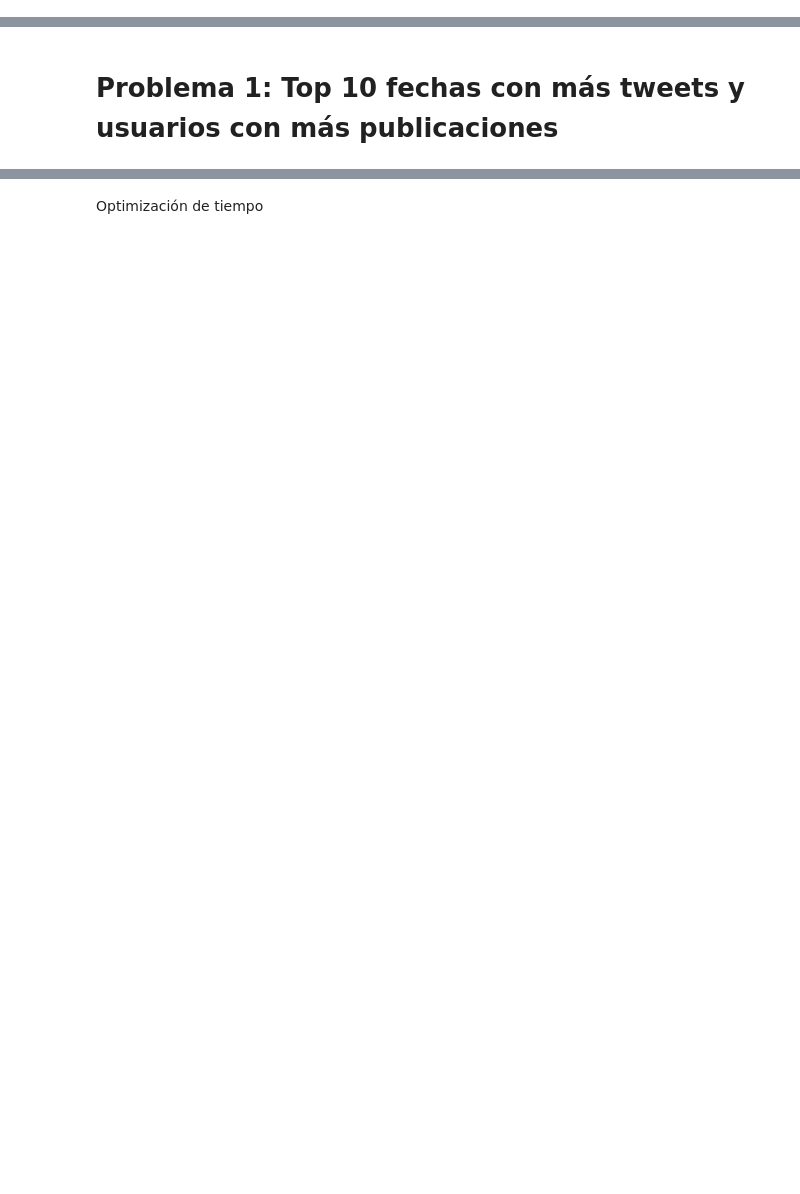
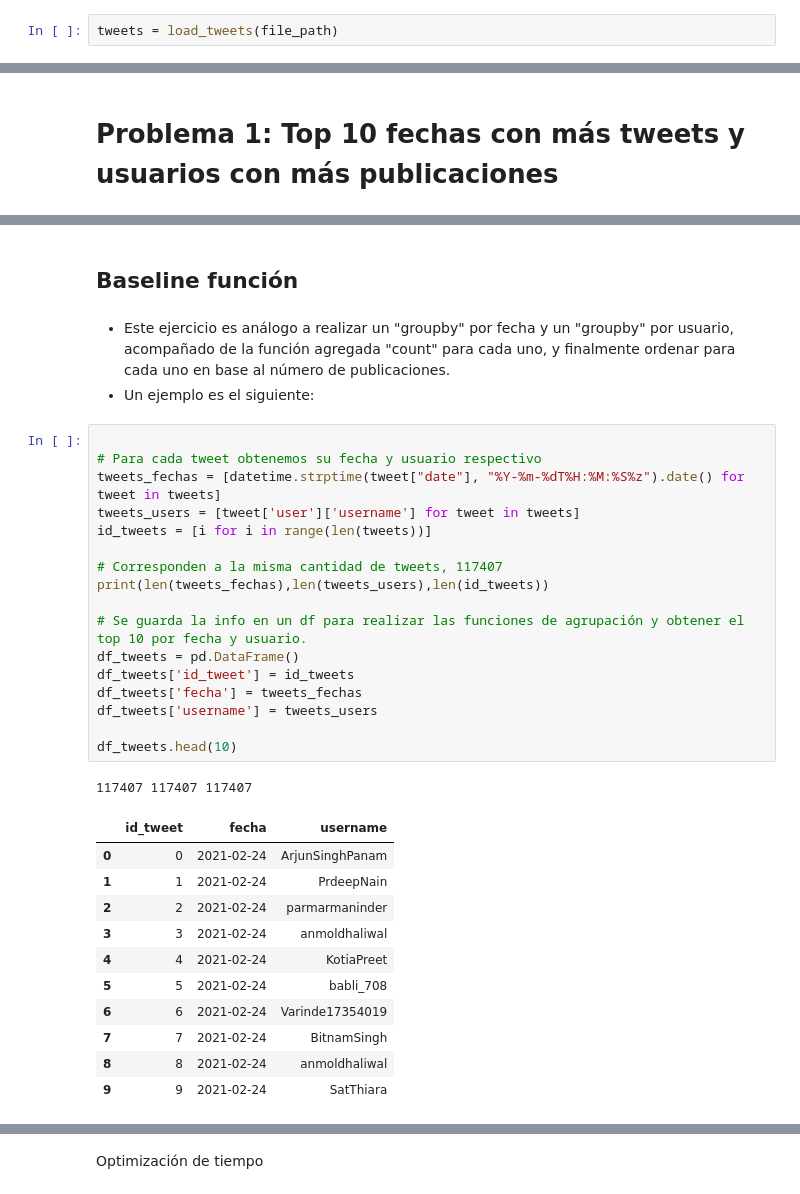
Before and after one commit to Pjerez98/LATAM-challenge, a Jupyter notebook: challenge.ipynb, the cells around one changed output, grey strips where cells are left out. Cells and saved outputs as stored; diff of their text form; blank space fills up the shorter version.

Commit message:
versión final para enviar

```diff
--- a/challenge.ipynb
+++ b/challenge.ipynb
@@ -35,0 +39,2 @@ from load_tweets import load_tweets
+# %%
+tweets = load_tweets(file_path)
@@ -37,0 +101,35 @@ from load_tweets import load_tweets
+# %% [markdown]
+## Baseline función
+# %% [markdown]
+* Este ejercicio es análogo a realizar un "groupby" por fecha y un "groupby" por usuario, acompañado de la función agregada "count" para cada uno, y finalmente ordenar para cada uno en base al número de publicaciones.
+* Un ejemplo es el siguiente:
+# %%
+
+# Para cada tweet obtenemos su fecha y usuario respectivo
+tweets_fechas = [datetime.strptime(tweet["date"], "%Y-%m-%dT%H:%M:%S%z").date() for tweet in tweets]
+tweets_users = [tweet['user']['username'] for tweet in tweets]
+id_tweets = [i for i in range(len(tweets))]
+
+# Corresponden a la misma cantidad de tweets, 117407
+print(len(tweets_fechas),len(tweets_users),len(id_tweets))
+
+# Se guarda la info en un df para realizar las funciones de agrupación y obtener el top 10 por fecha y usuario.
+df_tweets = pd.DataFrame()
+df_tweets['id_tweet'] = id_tweets
+df_tweets['fecha'] = tweets_fechas
+df_tweets['username'] = tweets_users
+
+df_tweets.head(10)
+# %% [output]
+117407 117407 117407
+|  | id_tweet | fecha | username |
+| 0 | 0 | 2021-02-24 | ArjunSinghPanam |
+| 1 | 1 | 2021-02-24 | PrdeepNain |
+| 2 | 2 | 2021-02-24 | parmarmaninder |
+| 3 | 3 | 2021-02-24 | anmoldhaliwal |
+| 4 | 4 | 2021-02-24 | KotiaPreet |
+| 5 | 5 | 2021-02-24 | babli_708 |
+| 6 | 6 | 2021-02-24 | Varinde17354019 |
+| 7 | 7 | 2021-02-24 | BitnamSingh |
+| 8 | 8 | 2021-02-24 | anmoldhaliwal |
+| 9 | 9 | 2021-02-24 | SatThiara |
```
Also changed, not shown: parts of 53 cells of this notebook, 7 other files.
